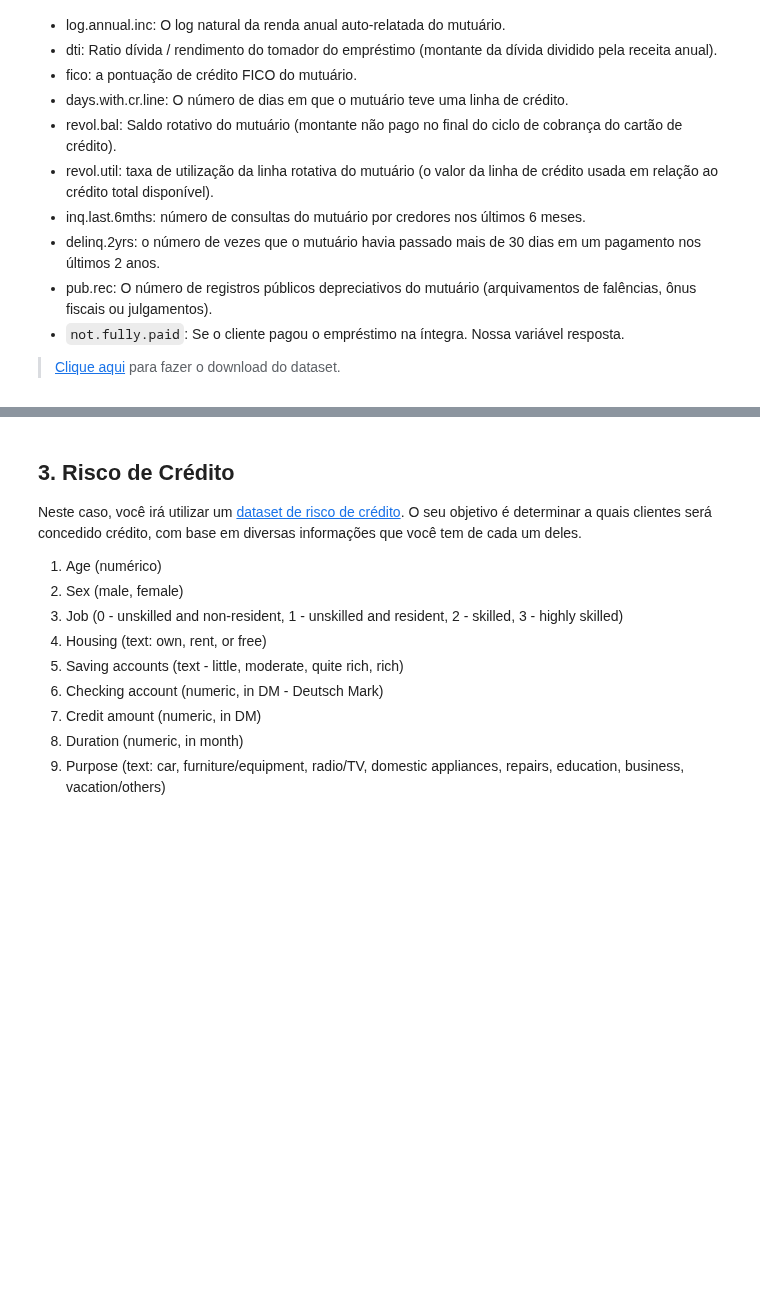
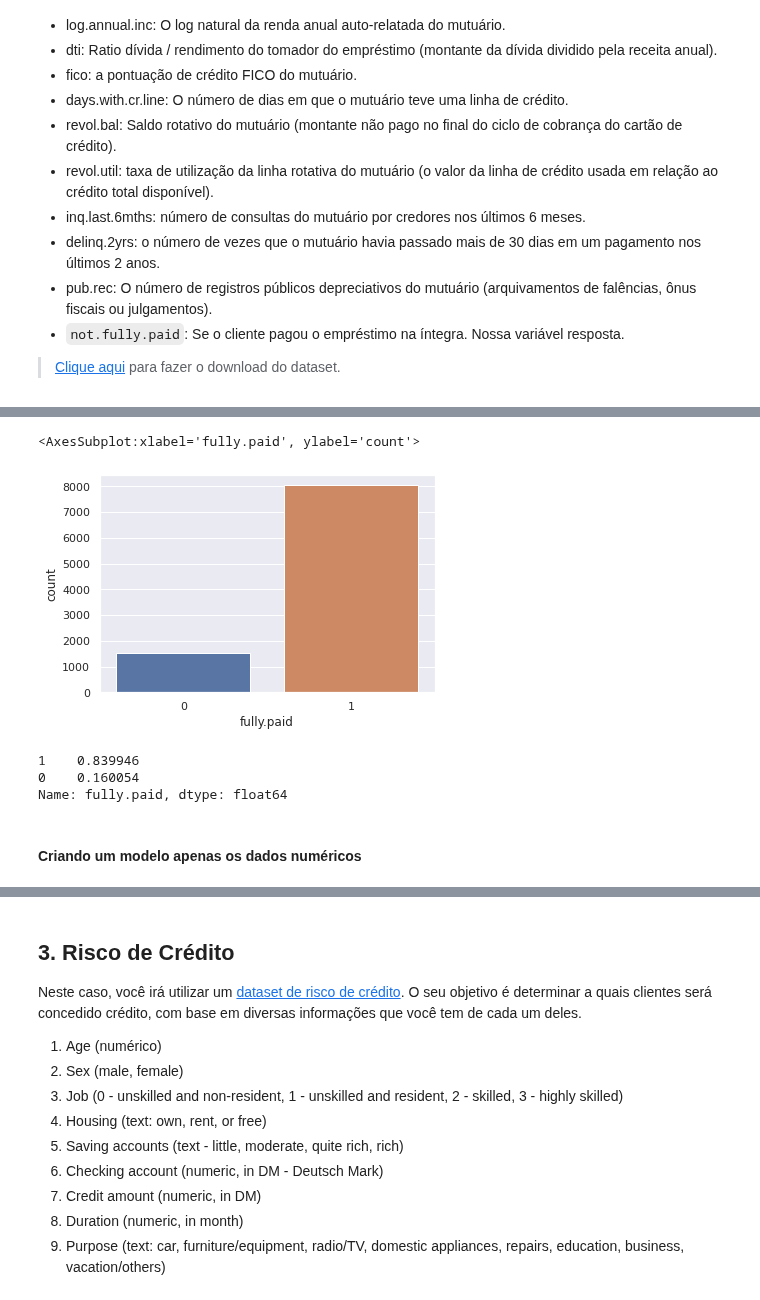
Before and after one commit to walisson-silva-ada/827-data-science, a Jupyter notebook: Exercícios/[Solução] 3. Regressão Logística e Árvore de Decisão.ipynb, the cells around one changed output, grey strips where cells are left out. Saved outputs shown, nothing was run; the diff lists cells and outputs as text; code cells hidden in the pictures; blank space fills up the shorter version.

```diff
--- a/Exercícios/[Solução] 3. Regressão Logística e Árvore de Decisão.ipynb
+++ b/Exercícios/[Solução] 3. Regressão Logística e Árvore de Decisão.ipynb
@@ -324,0 +379,2 @@ Aqui estão o que as colunas representam:
+# %%
+df['fully.paid'] = df['not.fully.paid'].replace({ 0: 1, 1: 0 })
@@ -324,0 +390,3 @@ Aqui estão o que as colunas representam:
+# %%
+df.drop(columns=['not.fully.paid'], inplace=True)
+df.head()
@@ -324,0 +400,13 @@ Aqui estão o que as colunas representam:
+# %%
+sns.countplot(x=df['fully.paid'])
+# %% [output]
+<AxesSubplot:xlabel='fully.paid', ylabel='count'>
+[figure, added]
+# %%
+df['fully.paid'].value_counts(True)
+# %% [output]
+1    0.839946
+0    0.160054
+Name: fully.paid, dtype: float64
+# %% [markdown]
+#### Criando um modelo apenas os dados numéricos
```
Also changed, not shown: parts of 58 cells of this notebook.
